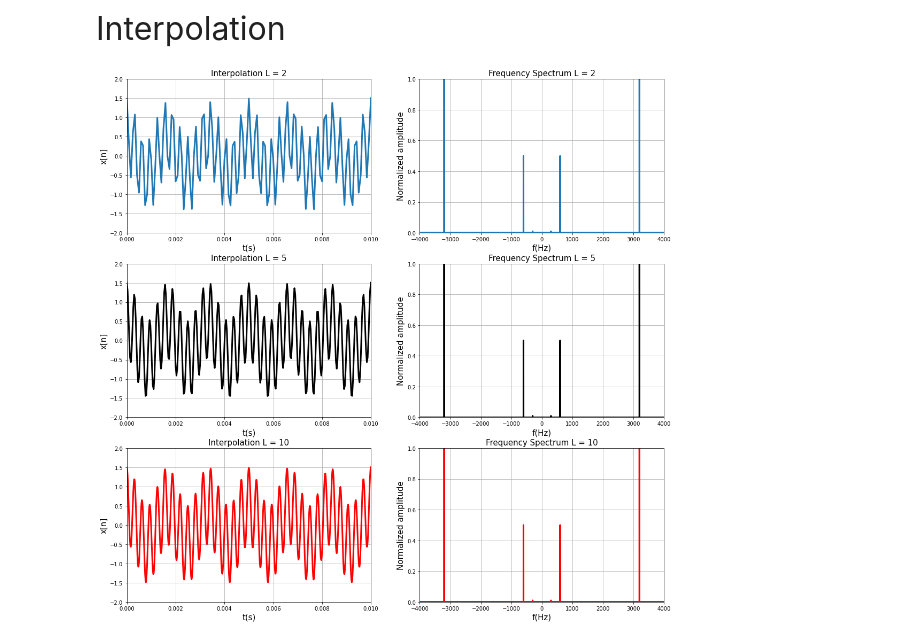
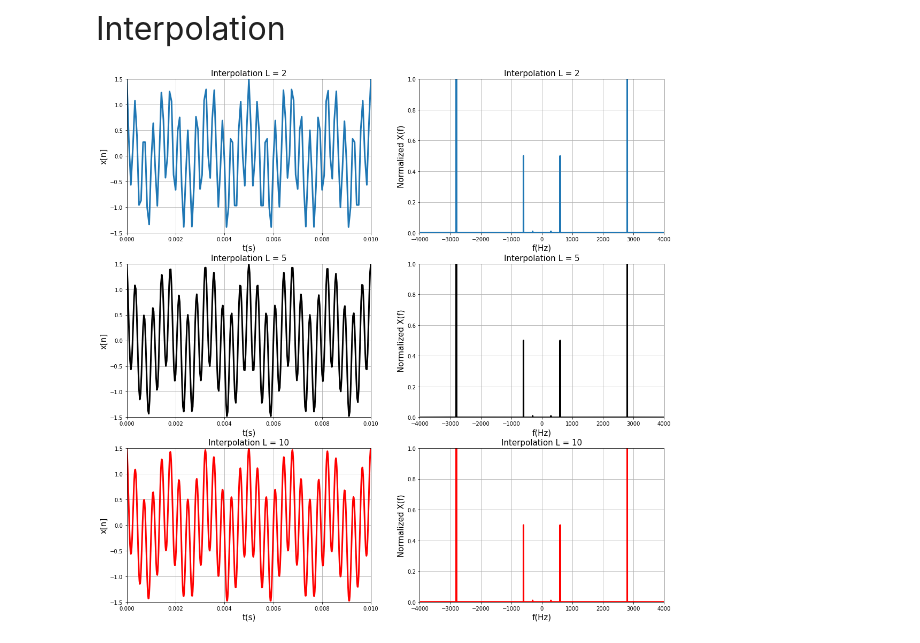
Before and after one commit to AndreyPaiva/Digital-Signals-Processing, a Jupyter notebook: Sampling/Sampling.ipynb, the cells around one changed output. Saved outputs shown, nothing was run; the diff lists cells and outputs as text; code cells hidden in the pictures.

```diff
--- a/Sampling/Sampling.ipynb
+++ b/Sampling/Sampling.ipynb
@@ -159,73 +167,95 @@ ax3[2][1].grid(True)
 # %% [markdown]
 <font size = 6>Interpolation
 # %%
-Fsi = 6000
+Fsi = 6000  #Frequency for the interpolation
+To = 1/Fsi  #Sampling Period
+ni = np.arange(0, 1, To)
+xi = np.cos(2*np.pi*3200*ni) + 0.5*np.cos(2*np.pi*600*ni) + 0.01*np.cos(2*np.pi*300*ni)
 
-Tsi2 = 1/(2*Fsi)    #Interpolation period
-ni2 = np.arange(0, 1, Tsi2)    #Sampled points
-xi2 = np.cos(2*np.pi*3200*ni2) + 0.5*np.cos(2*np.pi*600*ni2) + 0.01*np.cos(2*np.pi*300*ni2) #Interpolated signal
+L2 = 2        #Interpolation Factor
+Ti2 = To/L2   #New Sampling period
+
+ni2 = np.arange(0, 1, Ti2)
+xi2 = np.zeros(len(ni2))
+
+for i in range(len(ni)):
+    xi2 += xi[i]*np.sinc(Fsi*ni2 - i)
+
 ssi2 = abs(fft(xi2))   #Sampled spectrum
-sfi2 = fftfreq(len(xi2), Tsi2)   #Frequency span
+sfi2 = fftfreq(len(xi2), Ti2)   #Frequency span
 
-Tsi5 = 1/(5*Fsi)    #Interpolation period
-ni5 = np.arange(0, 1, Tsi5)    #Sampled points
-xi5 = np.cos(2*np.pi*3200*ni5) + 0.5*np.cos(2*np.pi*600*ni5) + 0.01*np.cos(2*np.pi*300*ni5) #Interpolated signal
+L5 = 5        #Interpolation Factor
+Ti5 = To/L5   #New Sampling period
+
+ni5 = np.arange(0, 1, Ti5)
+xi5 = np.zeros(len(ni5))
+
+for i in range(len(ni)):
+    xi5 += xi[i]*np.sinc(Fsi*ni5 - i)
+
 ssi5 = abs(fft(xi5))   #Sampled spectrum
-sfi5 = fftfreq(len(xi5), Tsi5)   #Frequency span
+sfi5 = fftfreq(len(xi5), Ti5)   #Frequency span
 
-Tsi10 = 1/(10*Fsi)    #Interpolation period
-ni10 = np.arange(0, 1, Tsi10)    #Sampled points
-xi10 = np.cos(2*np.pi*3200*ni10) + 0.5*np.cos(2*np.pi*600*ni10) + 0.01*np.cos(2*np.pi*300*ni10) #Interpolated signal
+L10 = 10        #Interpolation Factor
+Ti10 = To/L10   #New Sampling period
+
+ni10 = np.arange(0, 1, Ti10)
+xi10 = np.zeros(len(ni10))
+
+for i in range(len(ni)):
+    xi10 += xi[i]*np.sinc(Fsi*ni10 - i)
+
 ssi10 = abs(fft(xi10))   #Sampled spectrum
-sfi10 = fftfreq(len(xi10), Tsi10)   #Frequency span
+sfi10 = fftfreq(len(xi10), Ti10)   #Frequency span
 
-figure4, ax4 = plt.subplots(3, 2, figsize = (18,18))
+figure4, ax4 = plt.subplots(3, 2, figsize = (18, 18))
+
 ax4[0][0].plot(ni2, xi2, linewidth = 3)
 ax4[0][0].set_xlim(0, 0.01)
-ax4[0][0].set_ylim(-2, 2)
+ax4[0][0].set_ylim(-1.5, 1.5)
 ax4[0][0].set_xlabel('t(s)', fontsize = 15)
 ax4[0][0].set_ylabel('x[n]', fontsize = 15)
 ax4[0][0].set_title('Interpolation L = 2', fontsize = 15)
 ax4[0][0].grid(True)
 
-ax4[0][1].plot(sfi2, ssi2/ssi2.max(), linewidth = 3)
+ax4[0][1].plot(fftshift(sfi2), fftshift(ssi2)/ssi2.max(), linewidth = 3)
 ax4[0][1].set_xlim(-4000, 4000)
-ax4[0][1].set_ylim(0, 1)
+ax4[0][1].set_ylim(-0, 1)
 ax4[0][1].set_xlabel('f(Hz)', fontsize = 15)
-ax4[0][1].set_ylabel('Normalized amplitude', fontsize = 15)
-ax4[0][1].set_title('Frequency Spectrum L = 2', fontsize = 15)
+ax4[0][1].set_ylabel('Normalized X(f)', fontsize = 15)
+ax4[0][1].set_title('Interpolation L = 2', fontsize = 15)
 ax4[0][1].grid(True)
 
-ax4[1][0].plot(ni5, xi5, color = 'k', linewidth = 3)
+ax4[1][0].plot(ni5, xi5, 'k', linewidth = 3)
 ax4[1][0].set_xlim(0, 0.01)
-ax4[1][0].set_ylim(-2, 2)
+ax4[1][0].set_ylim(-1.5, 1.5)
 ax4[1][0].set_xlabel('t(s)', fontsize = 15)
 ax4[1][0].set_ylabel('x[n]', fontsize = 15)
 ax4[1][0].set_title('Interpolation L = 5', fontsize = 15)
 ax4[1][0].grid(True)
 
-ax4[1][1].plot(sfi5, ssi5/ssi5.max(), color = 'k', linewidth = 3)
+ax4[1][1].plot(fftshift(sfi5), fftshift(ssi5)/ssi5.max(), 'k', linewidth = 3)
 ax4[1][1].set_xlim(-4000, 4000)
-ax4[1][1].set_ylim(0, 1)
+ax4[1][1].set_ylim(-0, 1)
 ax4[1][1].set_xlabel('f(Hz)', fontsize = 15)
-ax4[1][1].set_ylabel('Normalized amplitude', fontsize = 15)
-ax4[1][1].set_title('Frequency Spectrum L = 5', fontsize = 15)
+ax4[1][1].set_ylabel('Normalized X(f)', fontsize = 15)
+ax4[1][1].set_title('Interpolation L = 5', fontsize = 15)
 ax4[1][1].grid(True)
 
-ax4[2][0].plot(ni10, xi10, color = 'r', linewidth = 3)
+ax4[2][0].plot(ni10, xi10, 'r', linewidth = 3)
 ax4[2][0].set_xlim(0, 0.01)
-ax4[2][0].set_ylim(-2, 2)
+ax4[2][0].set_ylim(-1.5, 1.5)
 ax4[2][0].set_xlabel('t(s)', fontsize = 15)
 ax4[2][0].set_ylabel('x[n]', fontsize = 15)
 ax4[2][0].set_title('Interpolation L = 10', fontsize = 15)
 ax4[2][0].grid(True)
 
-ax4[2][1].plot(sfi10, ssi10/ssi10.max(), color = 'r', linewidth = 3)
+ax4[2][1].plot(fftshift(sfi10), fftshift(ssi10)/ssi10.max(), 'r', linewidth = 3)
 ax4[2][1].set_xlim(-4000, 4000)
-ax4[2][1].set_ylim(0, 1)
+ax4[2][1].set_ylim(-0, 1)
 ax4[2][1].set_xlabel('f(Hz)', fontsize = 15)
-ax4[2][1].set_ylabel('Normalized amplitude', fontsize = 15)
-ax4[2][1].set_title('Frequency Spectrum L = 10', fontsize = 15)
+ax4[2][1].set_ylabel('Normalized X(f)', fontsize = 15)
+ax4[2][1].set_title('Interpolation L = 10', fontsize = 15)
 ax4[2][1].grid(True)
 # %% [output]
-[figure, old version]
+[figure, new version]
```
Also changed, not shown: parts of 8 cells of this notebook.
